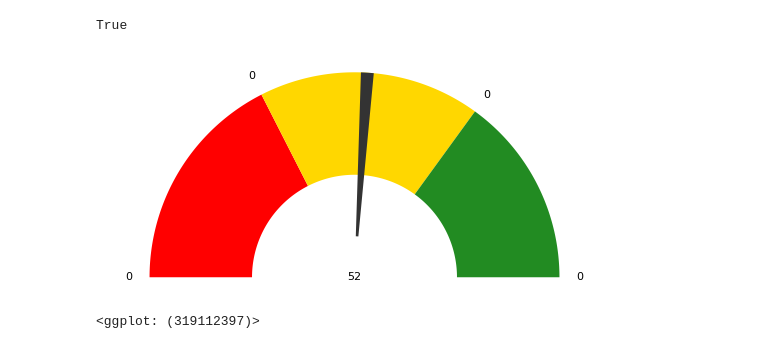
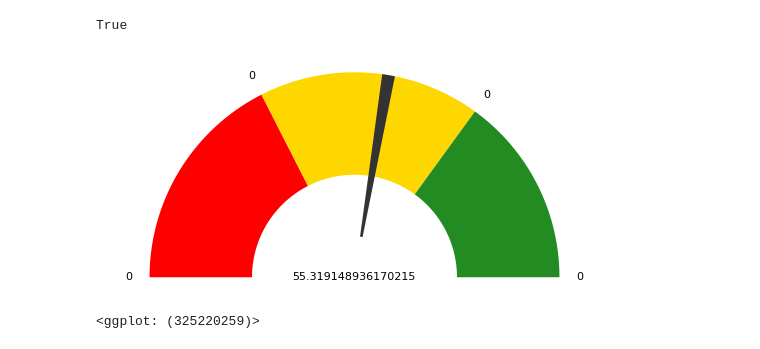
Before and after one commit to sunbee/factorySimulation, a Jupyter notebook: dietician_monitor.ipynb, the cells around one changed output. Drawn from its saved outputs; the diff is of its cells as text; code cells hidden in the pictures.

Commit message:
Updated consultat'n dietician 2 includ lunch break

```diff
--- a/dietician_monitor.ipynb
+++ b/dietician_monitor.ipynb
@@ -166,33 +155,33 @@ def gggauge(pos, breaks=asarray([0, 30, 70, 100]), r_inner=0.5, r_outer=1.0):
         theta_start = pi * (1 - a/100)
         theta_end   = pi * (1 - b/100)
         theta       = linspace(theta_start, theta_end, 100)
         x           = append(r_inner * cos(theta), r_outer * cos(theta)[::-1])
         y           = append(r_inner * sin(theta), r_outer * sin(theta)[::-1])
         return pd.DataFrame({'x': x,'y': y})
 
     df_r = get_poly(breaks[0],breaks[1])
     df_g = get_poly(breaks[1],breaks[2])
     df_f = get_poly(breaks[2],breaks[3])
     df_m = get_poly(pos-1,pos+1,0.2)
 
     return ggplot() \
         + geom_polygon(data=df_r, mapping=aes(df_r["x"], df_r["y"]), fill="red" ) \
         + geom_polygon(data=df_g, mapping=aes(df_g["x"], df_g["y"]), fill="gold") \
         + geom_polygon(data=df_f, mapping=aes(df_f["x"], df_f["y"]), fill="forestgreen") \
         + geom_polygon(data=df_m, mapping=aes(df_m["x"], df_m["y"])) \
         + geom_text(data=pd.DataFrame(breaks), size=8, fontstyle="normal",
                 mapping=aes(x=1.1*r_outer*cos(pi*(1-breaks/100)),y=1.1*r_outer*sin(pi*(1-breaks/100)),label="%".join(map(str, breaks)))) \
         + annotate("text", x=0, y=0, label=pos, size=8, fontstyle="normal") \
         + coord_fixed() \
         + theme_bw() \
         + theme(axis_text=element_blank(),
                 axis_title=element_blank(),
                 axis_ticks=element_blank(),
                 panel_grid=element_blank(),
                 panel_border=element_blank())
 
-ggg = gggauge(52,breaks=asarray([0, 35, 70, 100]))
+ggg = gggauge(percUtil,breaks=asarray([0, 35, 70, 100]))
 ggg
 # %% [output]
-[figure, old version]
+[figure, new version]
-<ggplot: (319112397)>
+<ggplot: (325220259)>
```
Also changed, not shown: parts of 7 cells of this notebook, 2 other files.
